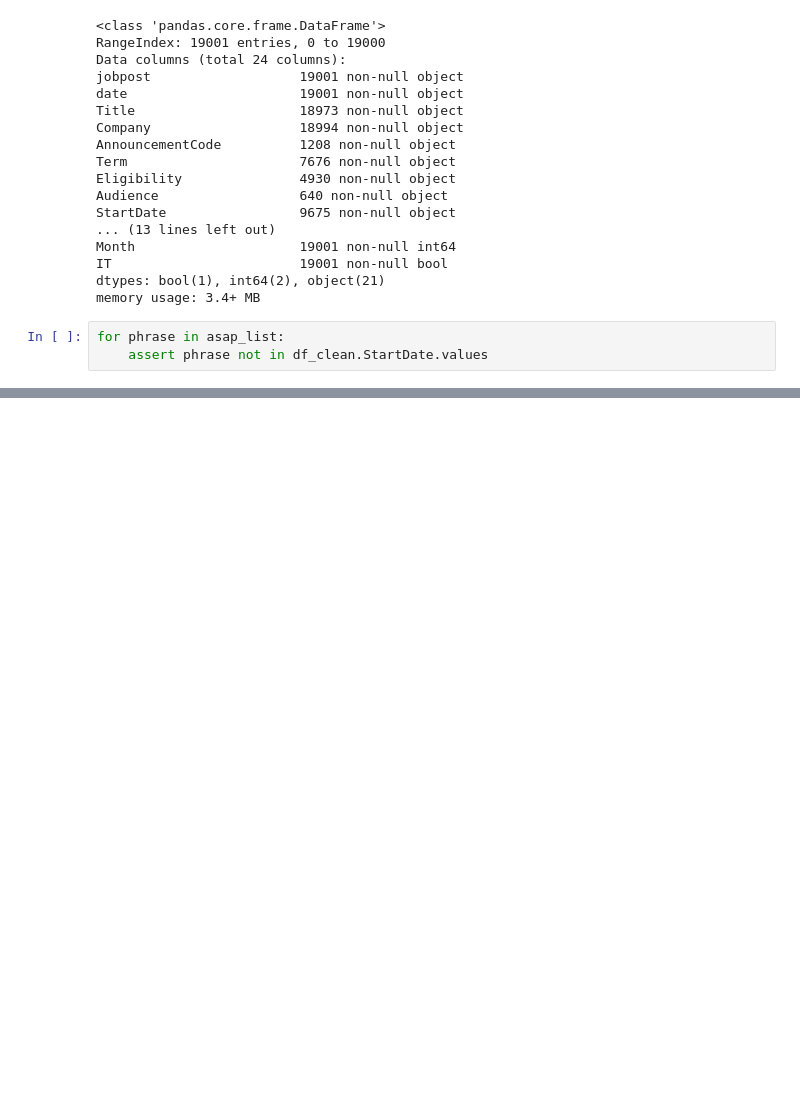
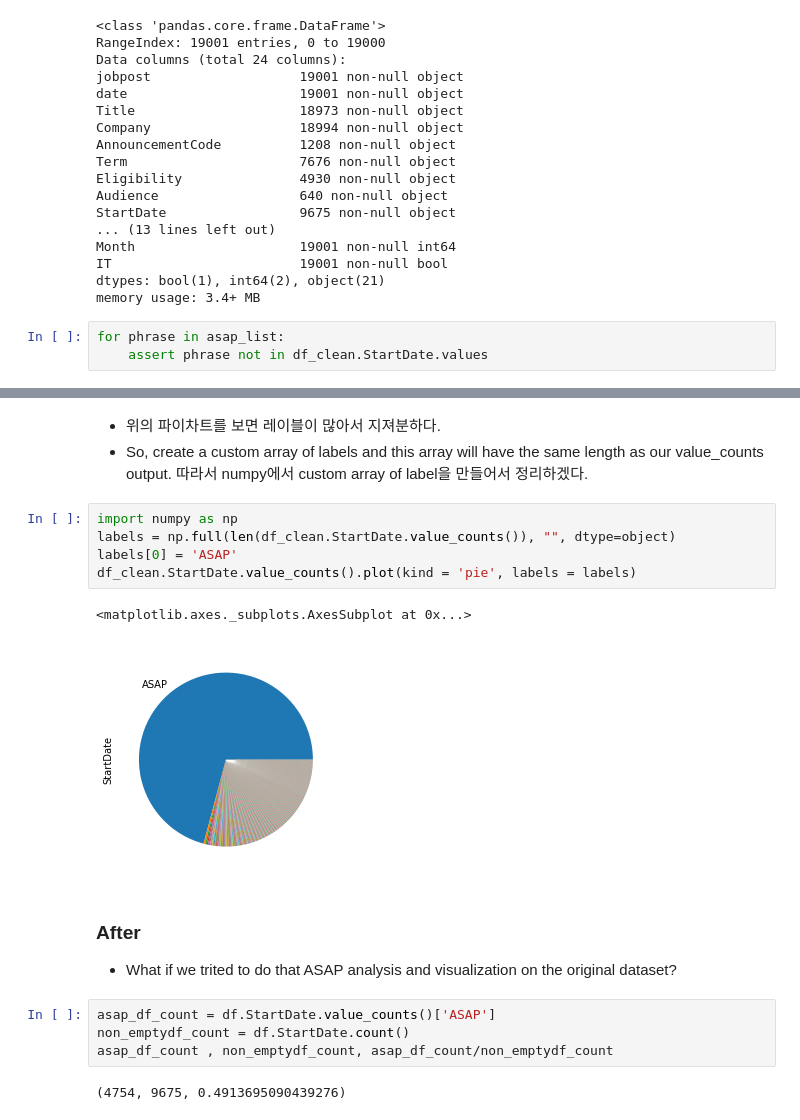
Before and after one commit to alto516/Data-wrangling, a Jupyter notebook: data-wrangling.ipynb, the cells around one changed output, grey strips where cells are left out. Drawn from its saved outputs; the diff is of its cells as text; blank space fills up the shorter version.

```diff
--- a/data-wrangling.ipynb
+++ b/data-wrangling.ipynb
@@ -190,0 +214,20 @@ for phrase in asap_list:
+# %% [markdown]
+- 위의 파이차트를 보면 레이블이 많아서 지져분하다.
+- So, create a custom array of labels and this array will have the same length as our value_counts output. 따라서 numpy에서 custom array of label을 만들어서 정리하겠다.
+# %%
+import numpy as np
+labels = np.full(len(df_clean.StartDate.value_counts()), "", dtype=object)
+labels[0] = 'ASAP'
+df_clean.StartDate.value_counts().plot(kind = 'pie', labels = labels)
+# %% [output]
+<matplotlib.axes._subplots.AxesSubplot at 0x...>
+[figure, added]
+# %% [markdown]
+### After
+- What if we trited to do that ASAP analysis and visualization on the original dataset?
+# %%
+asap_df_count = df.StartDate.value_counts()['ASAP']
+non_emptydf_count = df.StartDate.count()
+asap_df_count , non_emptydf_count, asap_df_count/non_emptydf_count
+# %% [output]
+(4754, 9675, 0.4913695090439276)
```
Also changed, not shown: parts of 9 cells of this notebook.
